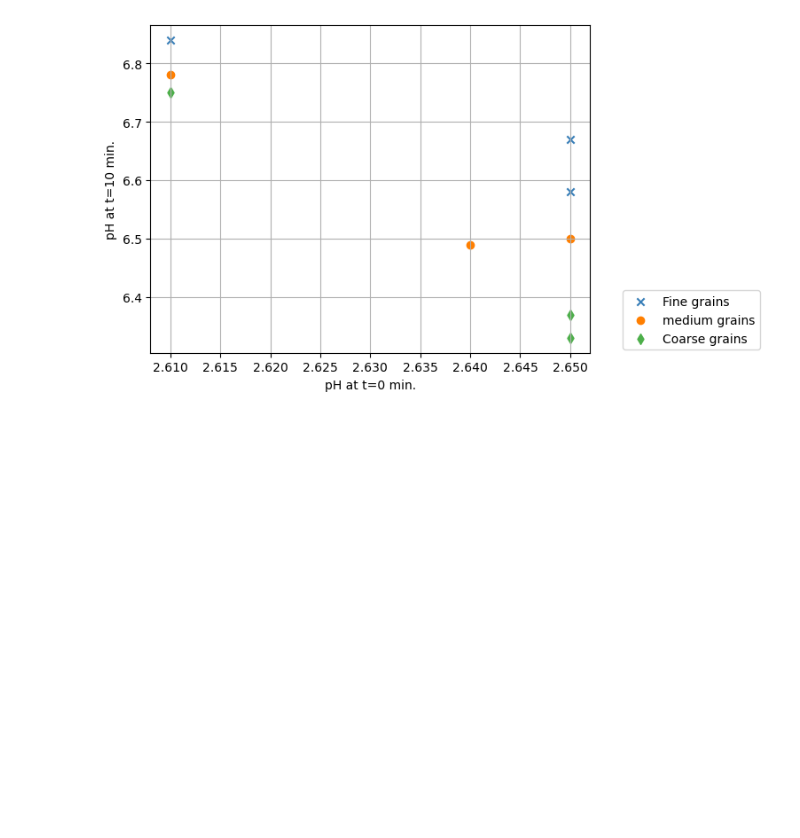
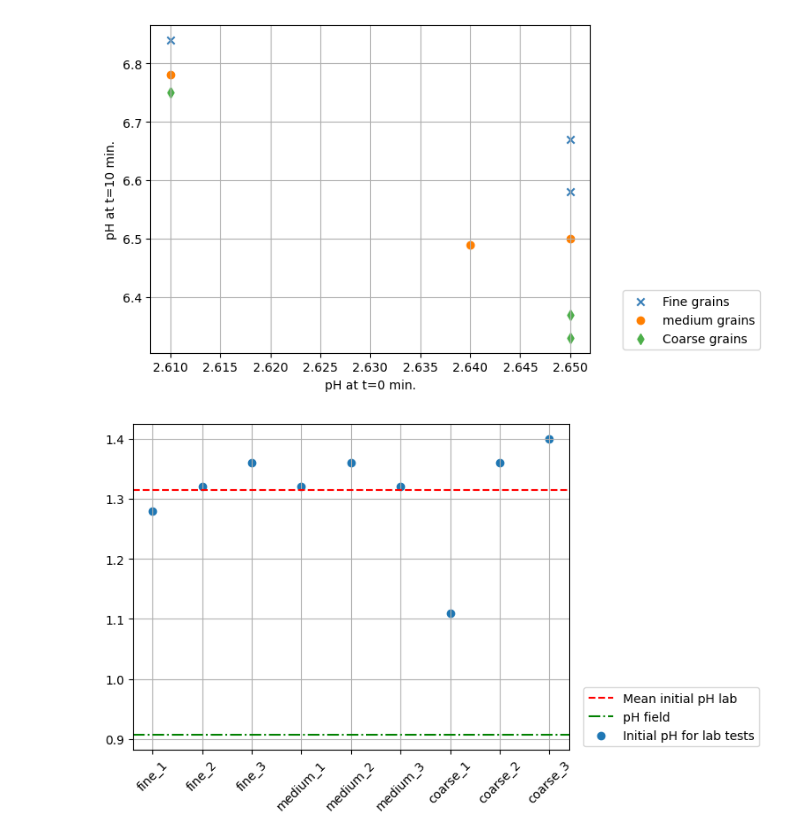
Before and after one commit to Fie02/B_Module_Fieldwork, a Jupyter notebook: pH_visuals_3.ipynb, the cells around one changed output. Cells and saved outputs as stored; diff of their text form; code cells hidden in the pictures; blank space fills up the shorter version.

```diff
--- a/pH_visuals_3.ipynb
+++ b/pH_visuals_3.ipynb
@@ -57,3 +57,20 @@ plot_pH(df_S3, loca='S3')
 plot_pH(df_S4, loca='S4')
 # %% [output]
 [figure]
+# %%
+def pH_start(df, ph_field, loca='lg_lake'):
+
+    mean_=df['ph_0'].mean()
+    plt.axhline(mean_, linestyle='--', color='r', label='Mean initial pH lab')
+    plt.axhline(ph_field, linestyle='-.', color='g', label='pH field')
+
+
+    plt.scatter(df['Unnamed: 0'], df['ph_0'], label='Initial pH for lab tests')
+    plt.xticks(rotation=45)
+    plt.legend(loc='right', bbox_to_anchor=(1.45,0.1))
+    plt.grid()
+    plt.savefig(f'images/{loca}startpH.png', bbox_inches='tight', dpi=300)
+# %%
+pH_start(df_lake, 0.907, loca='lg_lake')
+# %% [output]
+[figure, added]
```
Also changed, not shown: parts of 3 cells of this notebook, 6 other files.
